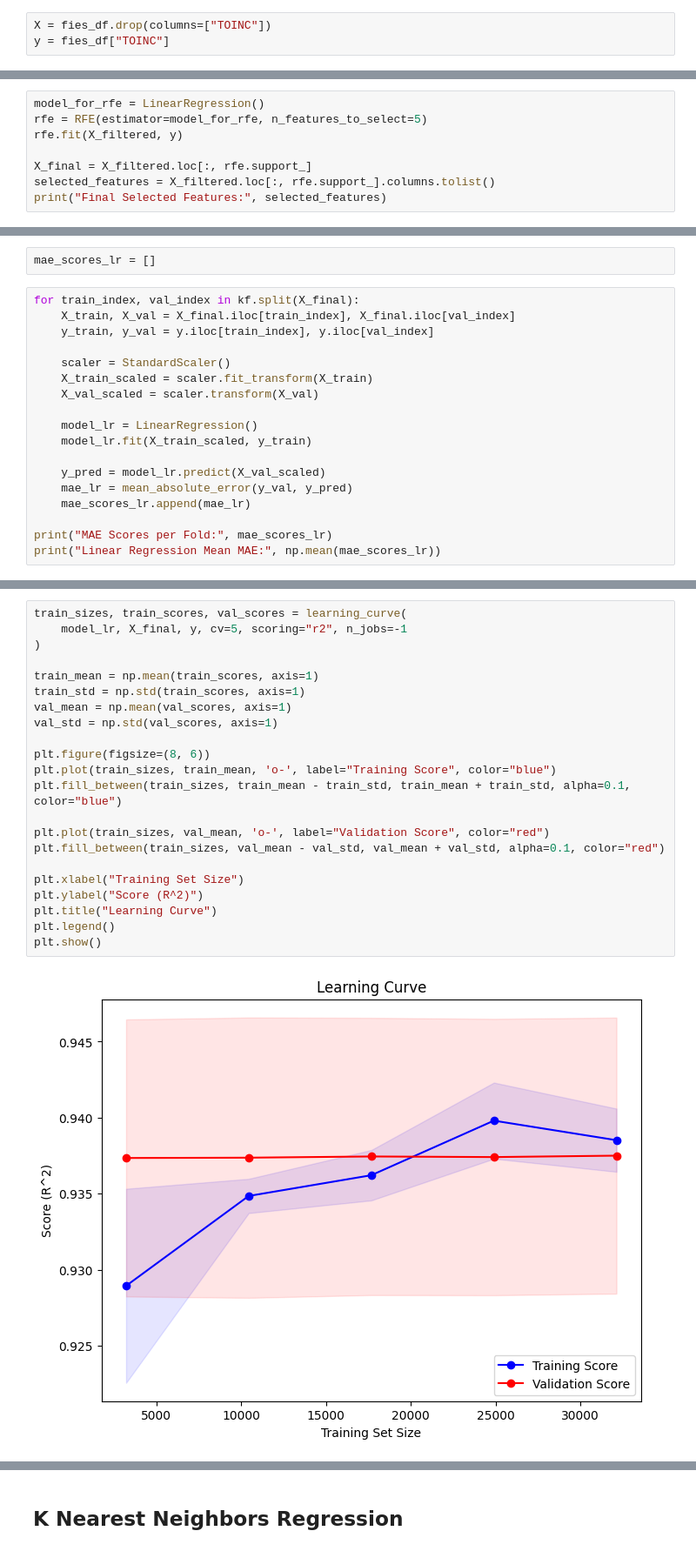
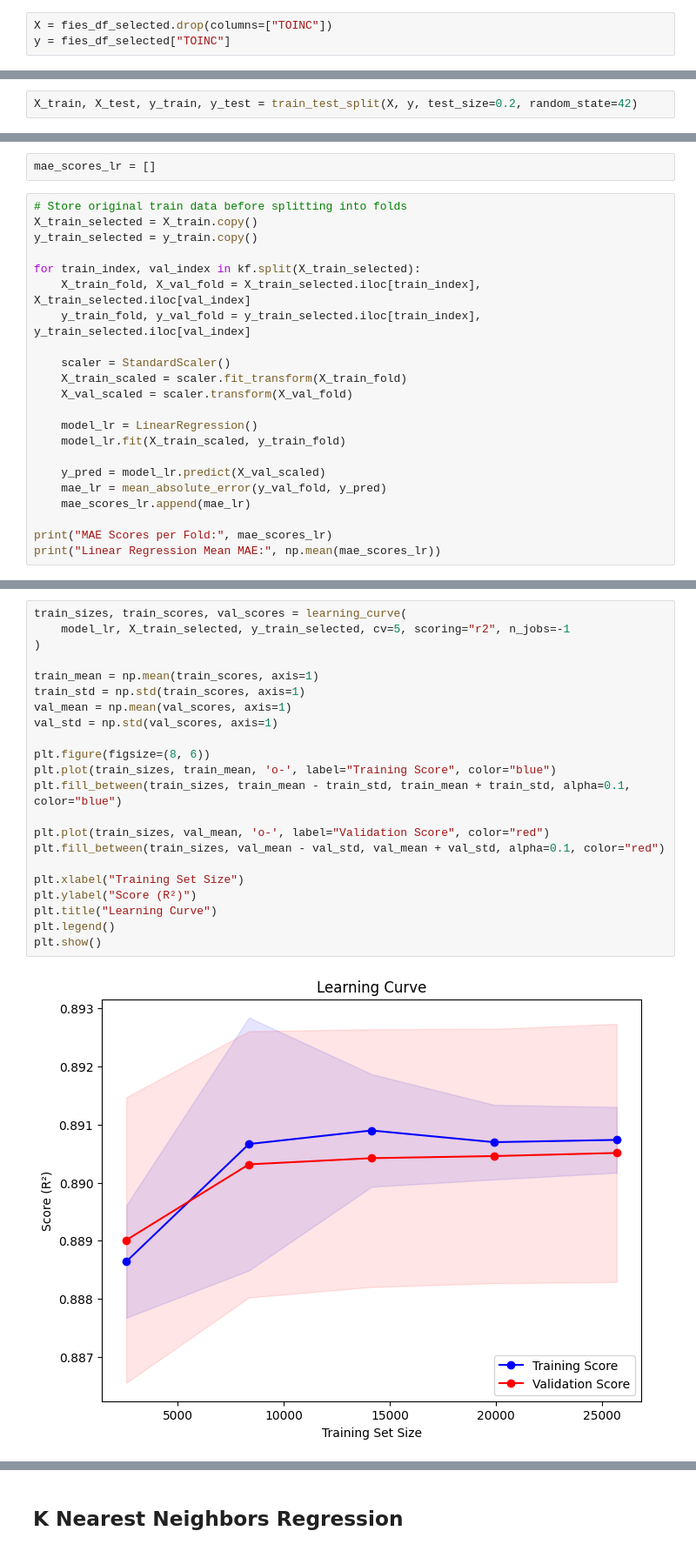
Before and after one commit to sophsar05/DSGNPAT, a Jupyter notebook: main.ipynb, the cells around one changed output, grey strips where cells are left out. Shown at 87% size. Saved outputs shown, nothing was run; the diff lists cells and outputs as text.

```diff
--- a/main.ipynb
+++ b/main.ipynb
@@ -886,3 +1023,3 @@ We begin by splitting the dataset into training and test sets using 5-fold cross
 # %%
-X = fies_df.drop(columns=["TOINC"])
-y = fies_df["TOINC"]
+X = fies_df_selected.drop(columns=["TOINC"])
+y = fies_df_selected["TOINC"]
@@ -910,8 +1025,0 @@ Dropped Features (High Correlation): {'T_TOTDIS', 'NATDC', 'FSIZE', 'T_HOUSING_W
-# %%
-model_for_rfe = LinearRegression()
-rfe = RFE(estimator=model_for_rfe, n_features_to_select=5)
-rfe.fit(X_filtered, y)
-
-X_final = X_filtered.loc[:, rfe.support_]
-selected_features = X_filtered.loc[:, rfe.support_].columns.tolist()
-print("Final Selected Features:", selected_features)
@@ -942,0 +1028,2 @@ plt.show()
+# %%
+X_train, X_test, y_train, y_test = train_test_split(X, y, test_size=0.2, random_state=42)
@@ -947,19 +1056,23 @@ kf = KFold(n_splits=5, shuffle=True, random_state=42)
 # %%
 mae_scores_lr = []
 # %%
-for train_index, val_index in kf.split(X_final):
-    X_train, X_val = X_final.iloc[train_index], X_final.iloc[val_index]
-    y_train, y_val = y.iloc[train_index], y.iloc[val_index]
+# Store original train data before splitting into folds
+X_train_selected = X_train.copy()
+y_train_selected = y_train.copy()
+
+for train_index, val_index in kf.split(X_train_selected):
+    X_train_fold, X_val_fold = X_train_selected.iloc[train_index], X_train_selected.iloc[val_index]
+    y_train_fold, y_val_fold = y_train_selected.iloc[train_index], y_train_selected.iloc[val_index]
 
     scaler = StandardScaler()
-    X_train_scaled = scaler.fit_transform(X_train)
-    X_val_scaled = scaler.transform(X_val)
+    X_train_scaled = scaler.fit_transform(X_train_fold)
+    X_val_scaled = scaler.transform(X_val_fold)
 
     model_lr = LinearRegression()
-    model_lr.fit(X_train_scaled, y_train)
+    model_lr.fit(X_train_scaled, y_train_fold)
 
     y_pred = model_lr.predict(X_val_scaled)
-    mae_lr = mean_absolute_error(y_val, y_pred)
+    mae_lr = mean_absolute_error(y_val_fold, y_pred)
     mae_scores_lr.append(mae_lr)
 
 print("MAE Scores per Fold:", mae_scores_lr)
@@ -972,24 +1085,24 @@ Linear Regression Mean MAE: 0.07395636317522068
 # %%
 train_sizes, train_scores, val_scores = learning_curve(
-    model_lr, X_final, y, cv=5, scoring="r2", n_jobs=-1
+    model_lr, X_train_selected, y_train_selected, cv=5, scoring="r2", n_jobs=-1
 )
 
 train_mean = np.mean(train_scores, axis=1)
 train_std = np.std(train_scores, axis=1)
 val_mean = np.mean(val_scores, axis=1)
 val_std = np.std(val_scores, axis=1)
 
 plt.figure(figsize=(8, 6))
 plt.plot(train_sizes, train_mean, 'o-', label="Training Score", color="blue")
 plt.fill_between(train_sizes, train_mean - train_std, train_mean + train_std, alpha=0.1, color="blue")
 
 plt.plot(train_sizes, val_mean, 'o-', label="Validation Score", color="red")
 plt.fill_between(train_sizes, val_mean - val_std, val_mean + val_std, alpha=0.1, color="red")
 
 plt.xlabel("Training Set Size")
-plt.ylabel("Score (R^2)")
+plt.ylabel("Score (R²)")
 plt.title("Learning Curve")
 plt.legend()
 plt.show()
 # %% [output]
-[figure, old version]
+[figure, new version]
```
Also changed, not shown: parts of 114 cells of this notebook.
